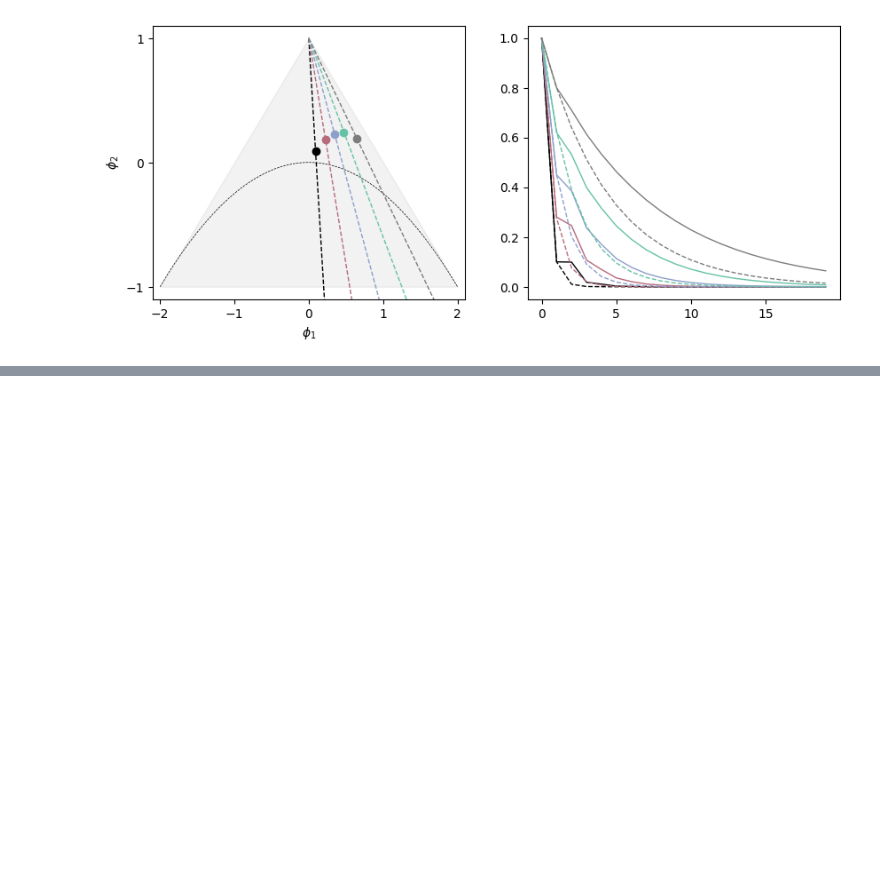
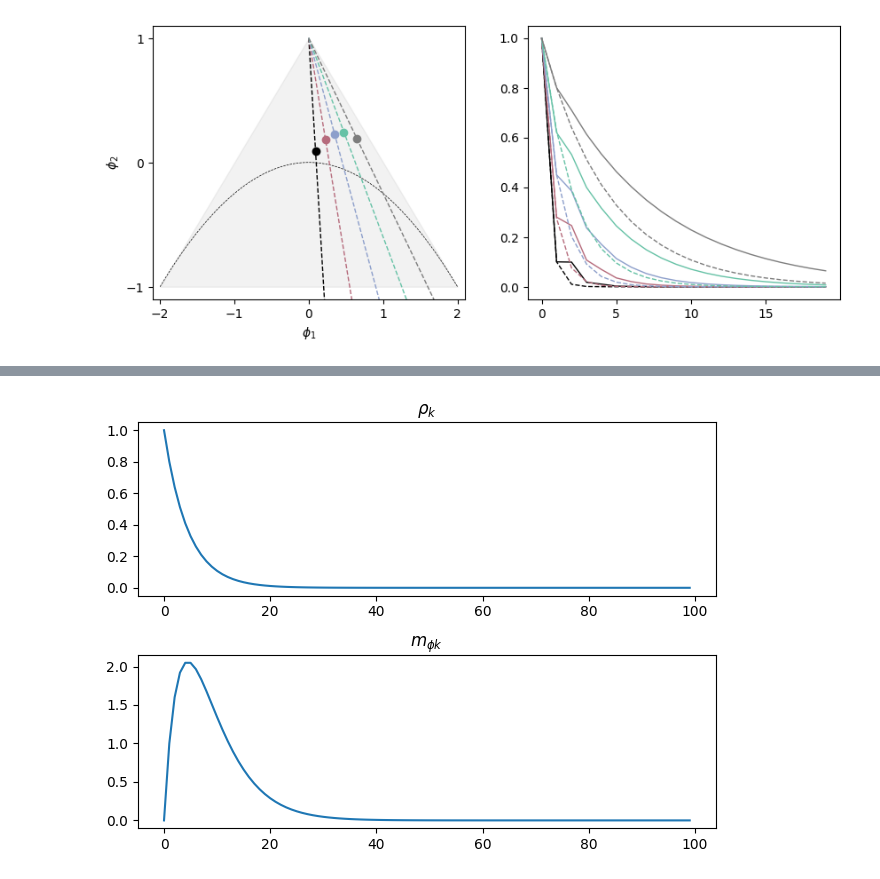
Before and after one commit to griegner/fmri-timescales, a Jupyter notebook: examples/simulations.ipynb, the cells around one changed output, grey strips where cells are left out. Drawn from its saved outputs; the diff is of its cells as text; code cells hidden in the pictures; blank space fills up the shorter version.

```diff
--- a/examples/simulations.ipynb
+++ b/examples/simulations.ipynb
@@ -118,0 +149,20 @@ for idx in range(5):
+# %%
+import matplotlib.pyplot as plt
+import numpy as np
+import statsmodels.stats.sandwich_covariance as sw_cov
+from scipy.optimize import curve_fit
+
+phi, n_acf, n_sims = 0.8, 100, 10000
+rng = np.random.default_rng(seed=5)
+ks = np.arange(n_acf)
+
+m = lambda ks, phi: phi**ks
+
+fig, axs = plt.subplots(nrows=2)
+axs[0].set_title(r"$\rho_k$")
+axs[0].plot(phi**ks)
+axs[1].set_title(r"$m_{\phi k}$")
+axs[1].plot(ks * phi ** (ks - 1))
+fig.tight_layout()
+# %% [output]
+[figure, added]
```
Also changed, not shown: parts of 3 cells of this notebook.
